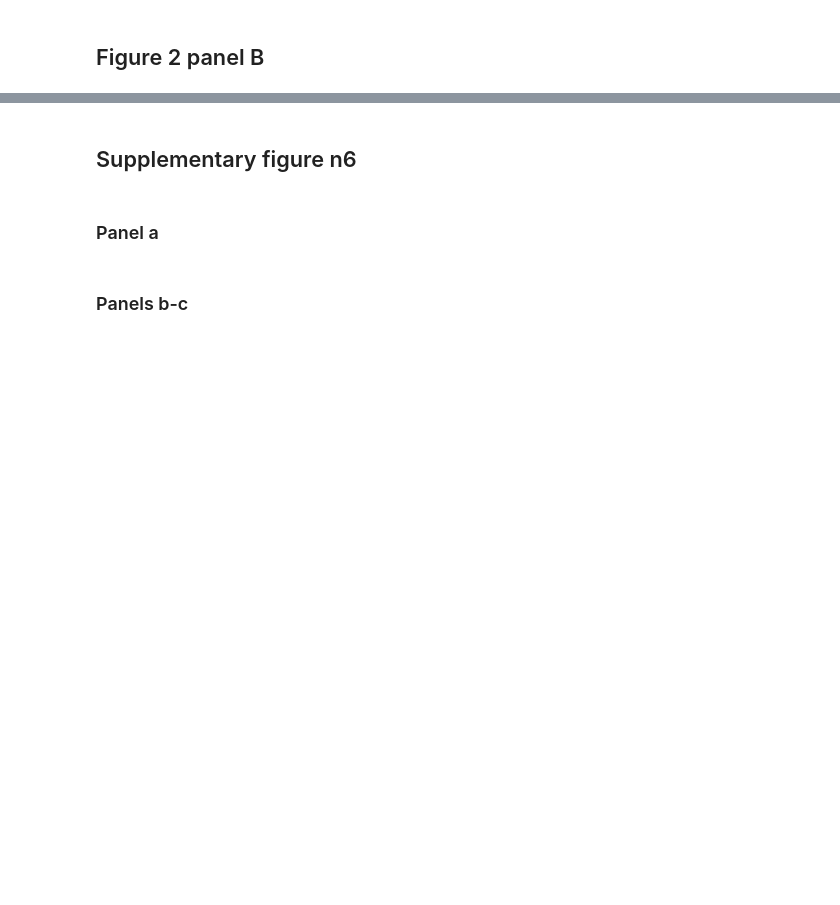
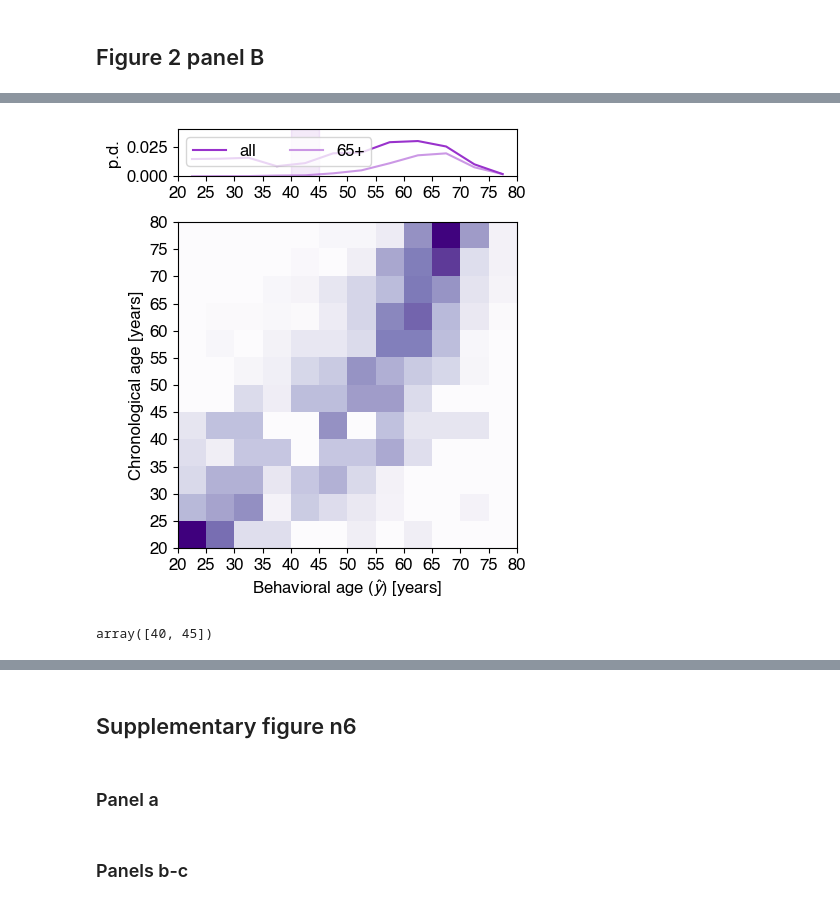
Before and after one commit to codelableidenvelux/ML_Age_Trajectory_2023, a Jupyter notebook: train_BAM.ipynb, the cells around one changed output, grey strips where cells are left out. Saved outputs shown, nothing was run; the diff lists cells and outputs as text; code cells hidden in the pictures; blank space fills up the shorter version.

```diff
--- a/train_MLAGE_model.ipynb
+++ b/train_BAM.ipynb
@@ -1406,0 +1435,2 @@ plt.savefig('./figures/figure_2_panel_b.pdf', transparent=True)
+# %%
+A = all_x[(sages >= 40) & (sages <= 45), :]
@@ -1406,0 +1450,36 @@ plt.savefig('./figures/figure_2_panel_b.pdf', transparent=True)
+# %%
+fig = plt.figure(figsize=(4.5, 5))
+gs = gridspec.GridSpec(5, 1)
+
+# taps
+axt = fig.add_subplot(gs[0, 0])
+axi = fig.add_subplot(gs[1:, 0], sharex=axt)
+# axf = fig.add_subplot(gs[1:, -1], sharey=axi)
+# axf.plot(A.sum(0), np.)
+# axf.invert_axis()
+
+axi.imshow(A.T, aspect='auto', cmap='Purples')
+axi.invert_yaxis()
+axt.plot(A.sum(1) / 12, label='all', color='darkorchid')
+axt.plot(A[:, -4:].sum(1) / 12, label='65+',  color='darkorchid', alpha=0.5)
+axt.set_ylabel('p.d.')
+_m = A[:, :].sum(1).max() / 12
+axt.fill_between([3.5,4.5], [-0.0,-0.0], [0.04, 0.04], alpha=0.1,  color='darkorchid')
+axt.set_ylim([-0.0, 0.04])
+axt.legend(ncols=2)
+axi.set_xticks(np.arange(len(x_bins))[::]-0.5)
+axi.set_yticks(np.arange(len(y_bins))[::]-0.5)
+axi.set_xticklabels(np.int32(x_bins[::]))
+axi.set_yticklabels(np.int32(y_bins[::]))
+axi.set_xlabel(r'Behavioral age ($\hat{y}$) [years]')
+axi.set_ylabel('Chronological age [years]')
+# plt.subplots_adjust(hspace=0.0)
+plt.tight_layout()
+
+plt.savefig('./figures/figure_x1_review.pdf', transparent=True)
+# %% [output]
+[figure, added]
+# %%
+y_bins[4:6]
+# %% [output]
+array([40, 45])
```
Also changed, not shown: parts of 7 cells of this notebook, 10 other files.
